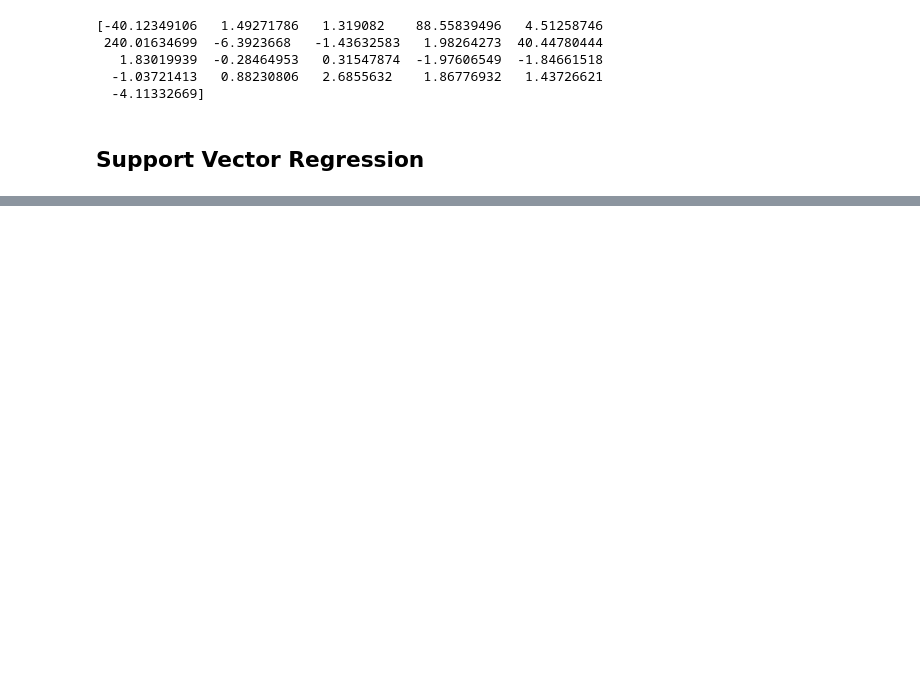
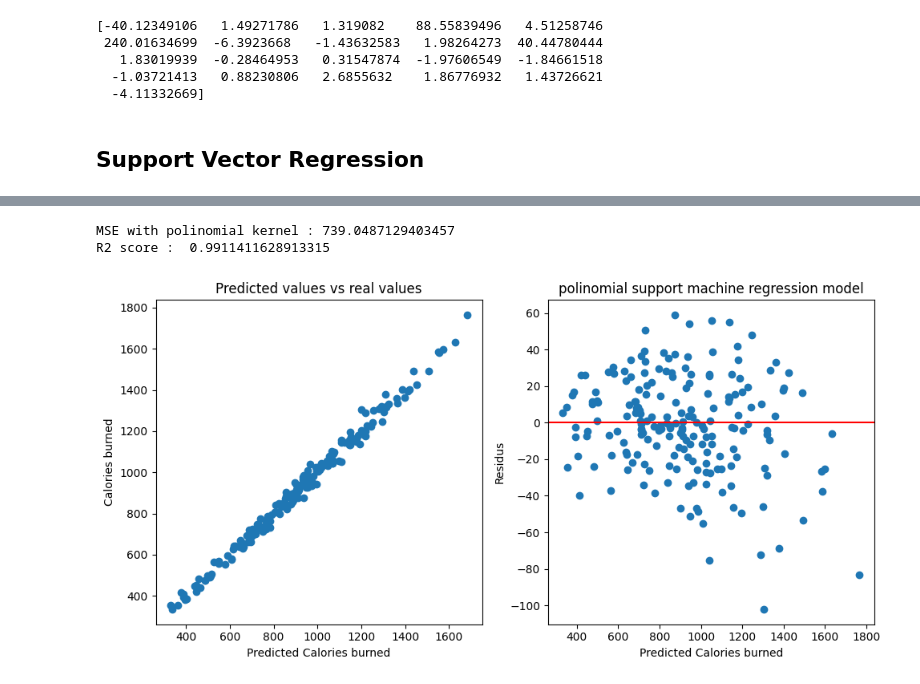
Before and after one commit to bao-do/4thY_MachineLearningProject, a Jupyter notebook: gym_python.ipynb, the cells around one changed output, grey strips where cells are left out. Drawn from its saved outputs; the diff is of its cells as text; code cells hidden in the pictures; blank space fills up the shorter version.

```diff
--- a/gym_python.ipynb
+++ b/gym_python.ipynb
@@ -925,0 +1000,27 @@ coef = pd.Series(svr_model.coef_[0], index = X.columns)
+# %%
+prev_svr = svrOpt.predict(X_test)
+mse_svr = mean_squared_error(y_test,prev_svr)
+r2_svr =  r2_score(y_test,prev_svr)
+
+print("MSE with polinomial kernel :",mse_svr)
+print("R2 score : ",r2_svr)
+
+fig,axs = plt.subplots(1,2,figsize=(10,5))
+axs[0].scatter(prev_svr,y_test)
+axs[0].set_xlabel('Predicted Calories burned')
+axs[0].set_ylabel('Calories burned')
+axs[0].set_title('Predicted values vs real values')
+
+axs[1].scatter(y_test,prev_svr - y_test)
+axs[1].axhline(y=0.0,color='r',linestyle='-')
+axs[1].set_xlabel('Predicted Calories burned')
+axs[1].set_ylabel('Residus')
+axs[1].set_title('Predicted values vs residuals')
+
+plt.title('polinomial support machine regression model')
+plt.tight_layout()
+plt.show()
+# %% [output]
+MSE with polinomial kernel : 739.0487129403457
+R2 score :  0.9911411628913315
+[figure, added]
```
Also changed, not shown: parts of 44 cells of this notebook.
